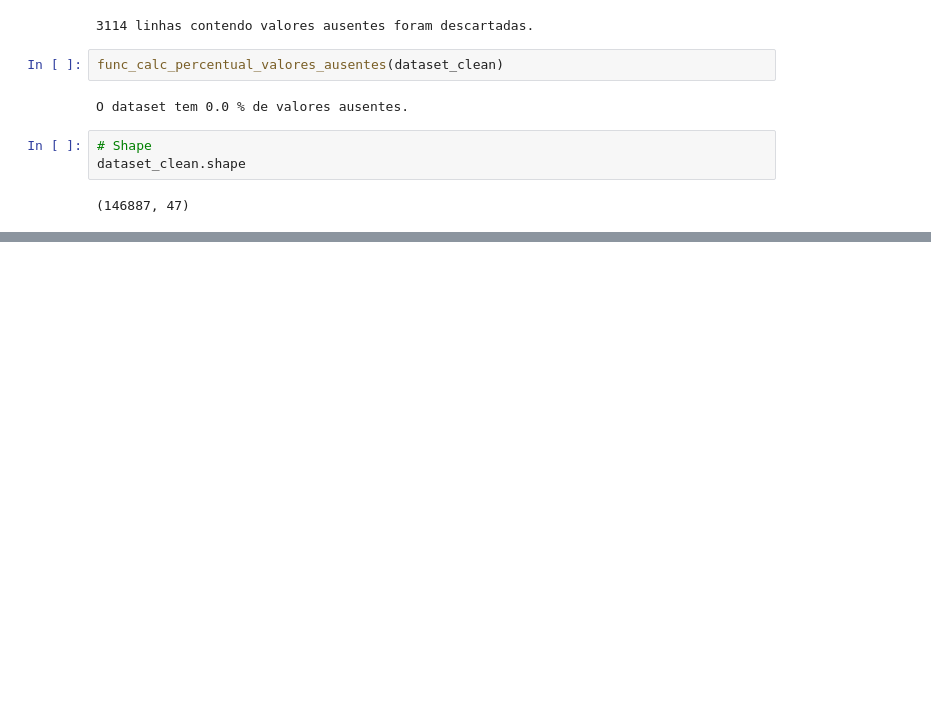
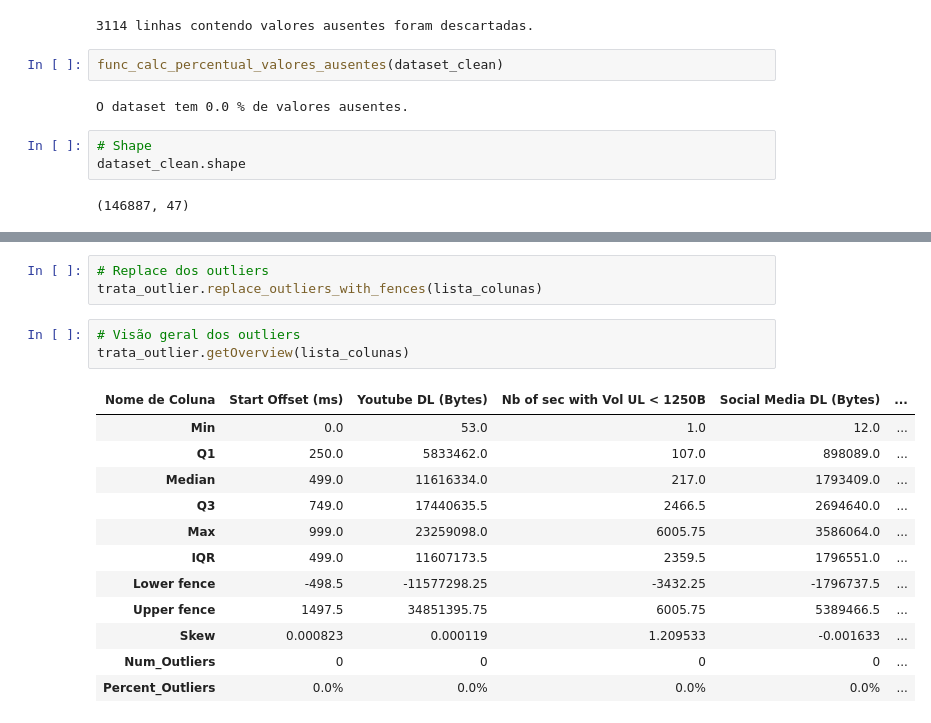
Before and after one commit to AlexFelipeBarbosa/Formacao_AnalistaDados, a Jupyter notebook: 02-Python/Cap04-EstrategiasLimpezaDados/Projeto3_LimpezaDadosTelecomunicacoes.ipynb, the cells around one changed output, grey strips where cells are left out. Saved outputs shown, nothing was run; the diff lists cells and outputs as text; blank space fills up the shorter version.

```diff
--- a/02-Python/Cap04-EstrategiasLimpezaDados/Projeto3_LimpezaDadosTelecomunicacoes.ipynb
+++ b/02-Python/Cap04-EstrategiasLimpezaDados/Projeto3_LimpezaDadosTelecomunicacoes.ipynb
@@ -459,0 +589,19 @@ dataset_clean.shape
+# %%
+# Replace dos outliers
+trata_outlier.replace_outliers_with_fences(lista_colunas)
+# %%
+# Visão geral dos outliers
+trata_outlier.getOverview(lista_colunas)
+# %% [output]
+| Nome de Coluna | Start Offset (ms) | Youtube DL (Bytes) | Nb of sec with Vol UL < 1250B | Social Media DL (Bytes) | ... |
+| Min | 0.0 | 53.0 | 1.0 | 12.0 | ... |
+| Q1 | 250.0 | 5833462.0 | 107.0 | 898089.0 | ... |
+| Median | 499.0 | 11616334.0 | 217.0 | 1793409.0 | ... |
+| Q3 | 749.0 | 17440635.5 | 2466.5 | 2694640.0 | ... |
+| Max | 999.0 | 23259098.0 | 6005.75 | 3586064.0 | ... |
+| IQR | 499.0 | 11607173.5 | 2359.5 | 1796551.0 | ... |
+| Lower fence | -498.5 | -11577298.25 | -3432.25 | -1796737.5 | ... |
+| Upper fence | 1497.5 | 34851395.75 | 6005.75 | 5389466.5 | ... |
+| Skew | 0.000823 | 0.000119 | 1.209533 | -0.001633 | ... |
+| Num_Outliers | 0 | 0 | 0 | 0 | ... |
+| Percent_Outliers | 0.0% | 0.0% | 0.0% | 0.0% | ... |
```
Also changed, not shown: parts of 18 cells of this notebook, 2 other files.
